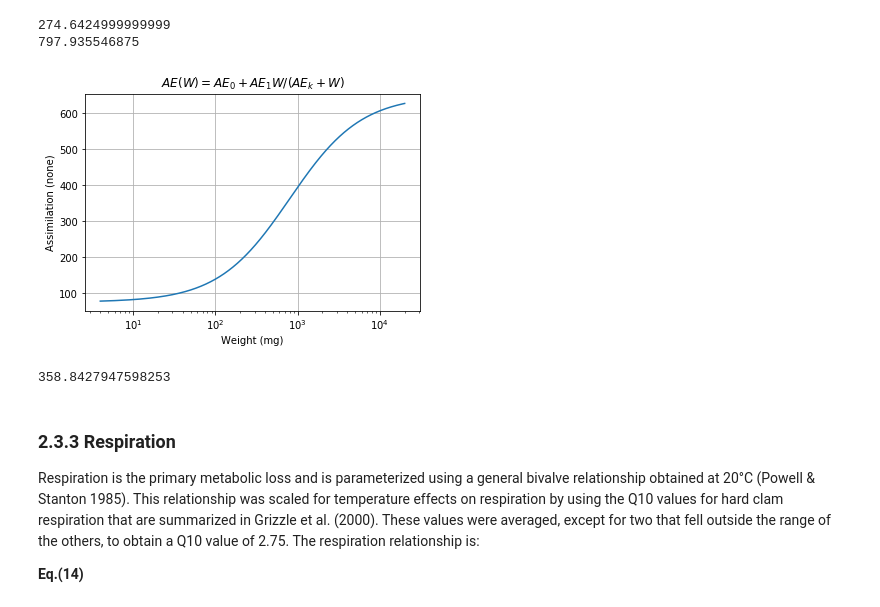
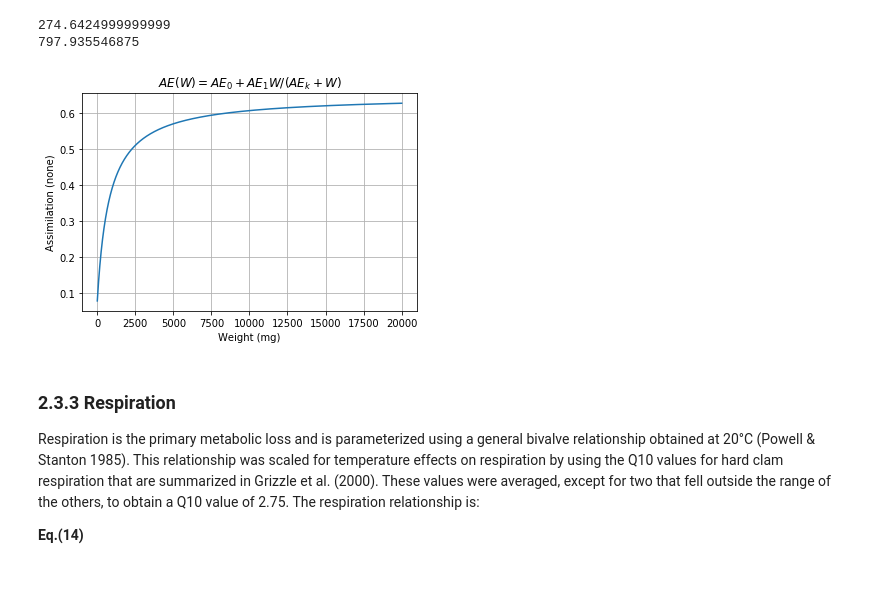
Before and after one commit to dlxiii/pdmc, a Jupyter notebook: notebook.ipynb, the cells around one changed output. Cells and saved outputs as stored; diff of their text form; code cells hidden in the pictures; blank space fills up the shorter version.

```diff
--- a/notebook.ipynb
+++ b/notebook.ipynb
@@ -288,24 +289,21 @@ for i in len:
 # %%
 def ae(weight):
     ae_0 = 0.075  # none
     ae_1 = 0.575  # none
     ae_k = 0.8001 # mg dry wt
-    ae = ae_0 + (ae_1 * weight) / (ae_k + weight)
+    ae = ae_0 + (ae_1 * weight / 1000) / (ae_k + weight / 1000)
     return ae
 
 wt = np.linspace(4,20000,20000)
-plt.semilogx(wt,ae(wt))
+#plt.semilogx(wt,ae(wt))
+plt.plot(wt,ae(wt))
 plt.title('$AE(W)=AE_0 + AE_1W/(AE_k + W)$')
 plt.xlabel('Weight (mg)')
 plt.ylabel('Assimilation (none)')
 plt.grid(True)
 plt.show()
 # %% [output]
-[figure, old version]
+[figure, new version]
-# %%
-ae(780)
-# %% [output]
-358.8427947598253
 # %% [markdown]
 ### 2.3.3 Respiration
 Respiration is the primary metabolic loss and is parameterized using a general bivalve relationship obtained at 20°C (Powell & Stanton 1985). This relationship was scaled for temperature effects on respiration by using the Q10 values for hard clam respiration that are summarized in Grizzle et al. (2000). These values were averaged, except for two that fell outside the range of the others, to obtain a Q10 value of 2.75. The respiration relationship is:
```
Also changed, not shown: parts of 5 cells of this notebook.
